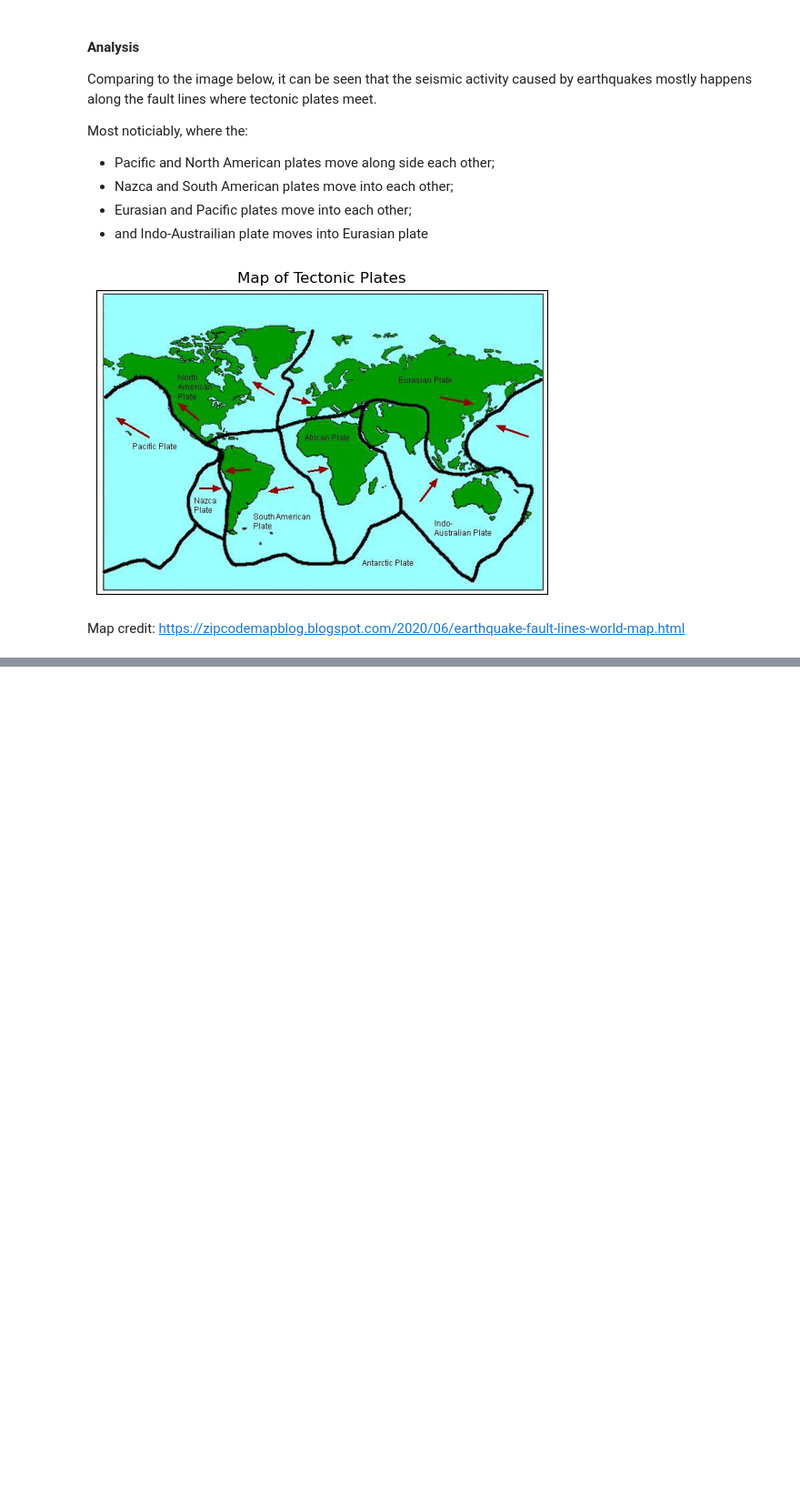
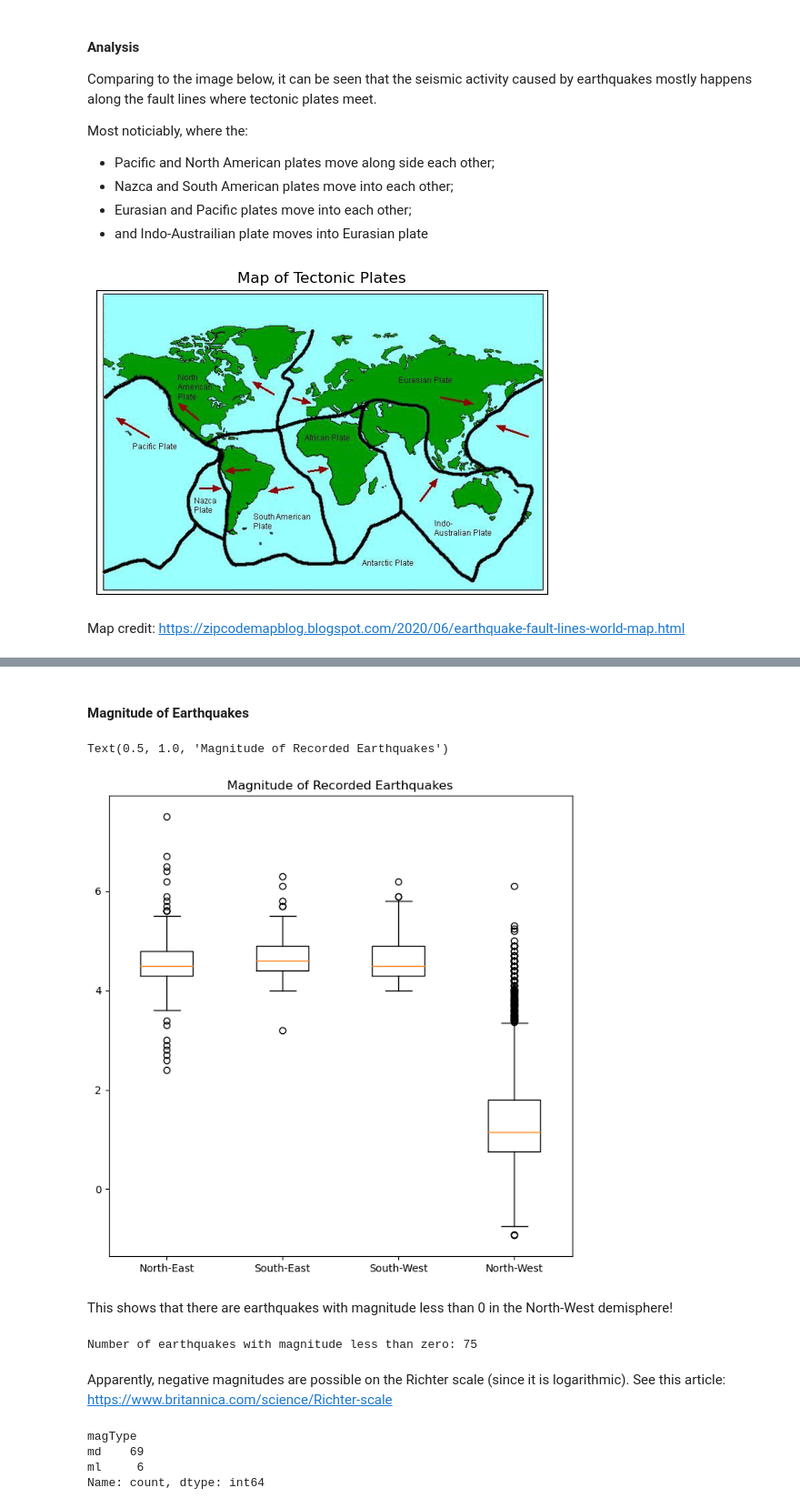
Before and after one commit to ADPriceless/TheDeveloperAcademy_Assignments5and6, a Jupyter notebook: assignment5.ipynb, the cells around one changed output, grey strips where cells are left out. Shown: that part at 91% size. Saved outputs shown, nothing was run; the diff lists cells and outputs as text; code cells hidden in the pictures; blank space fills up the shorter version.

```diff
--- a/assignment5.ipynb
+++ b/assignment5.ipynb
@@ -300,0 +305,44 @@ Map credit: https://zipcodemapblog.blogspot.com/2020/06/earthquake-fault-lines-w
+# %%
+only_earthquake = earthquake.where(earthquake['type'] == 'earthquake').dropna()
+
+north = only_earthquake['latitude'] > 0.0
+east = only_earthquake['longitude'] > 0.0
+south = only_earthquake['latitude'] <= 0.0
+west = only_earthquake['longitude'] <= 0.0
+
+df_north_east = only_earthquake[north & east].dropna()
+df_south_east = only_earthquake[south & east].dropna()
+df_south_west = only_earthquake[south & west].dropna()
+df_north_west = only_earthquake[north & west].dropna()
+
+labels=['North-East', 'South-East', 'South-West', 'North-West']
+demisphere_dfs = [df_north_east, df_south_east, df_south_west, df_north_west]
+# %% [markdown]
+#### Magnitude of Earthquakes
+# %%
+fig = plt.figure(figsize=(8,8))
+demisphere_mags = [demisphere['mag'] for demisphere in demisphere_dfs]
+plt.boxplot(demisphere_mags, labels=labels)
+plt.title('Magnitude of Recorded Earthquakes')
+# %% [output]
+Text(0.5, 1.0, 'Magnitude of Recorded Earthquakes')
+[figure, added]
+# %% [markdown]
+This shows that there are earthquakes with magnitude less than 0 in the North-West demisphere!
+# %%
+num_negative = only_earthquake[only_earthquake['mag'] < 0.0]['mag'].count()
+print(f'Number of earthquakes with magnitude less than zero: {num_negative}')
+# %% [output]
+Number of earthquakes with magnitude less than zero: 75
+# %% [markdown]
+Apparently, negative magnitudes are possible on the Richter scale (since it is logarithmic). See this article: https://www.britannica.com/science/Richter-scale
+# %%
+# check measure type for magnitudes < 0
+# they should be denoted ML
+less_than_zero = only_earthquake[only_earthquake['mag'] < 0.0]
+less_than_zero['magType'].value_counts()
+# %% [output]
+magType
+md    69
+ml     6
+Name: count, dtype: int64
```
Also changed, not shown: parts of 11 cells of this notebook.
